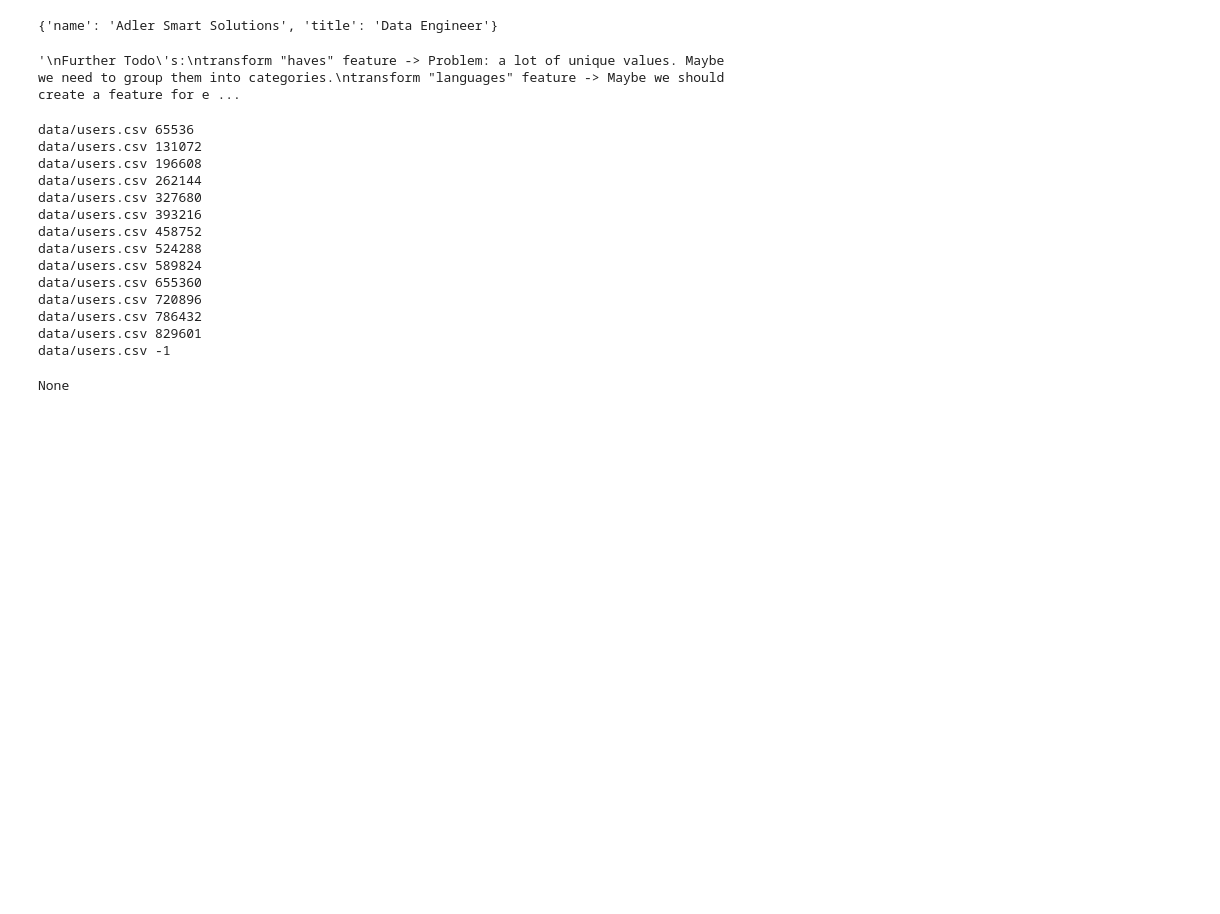
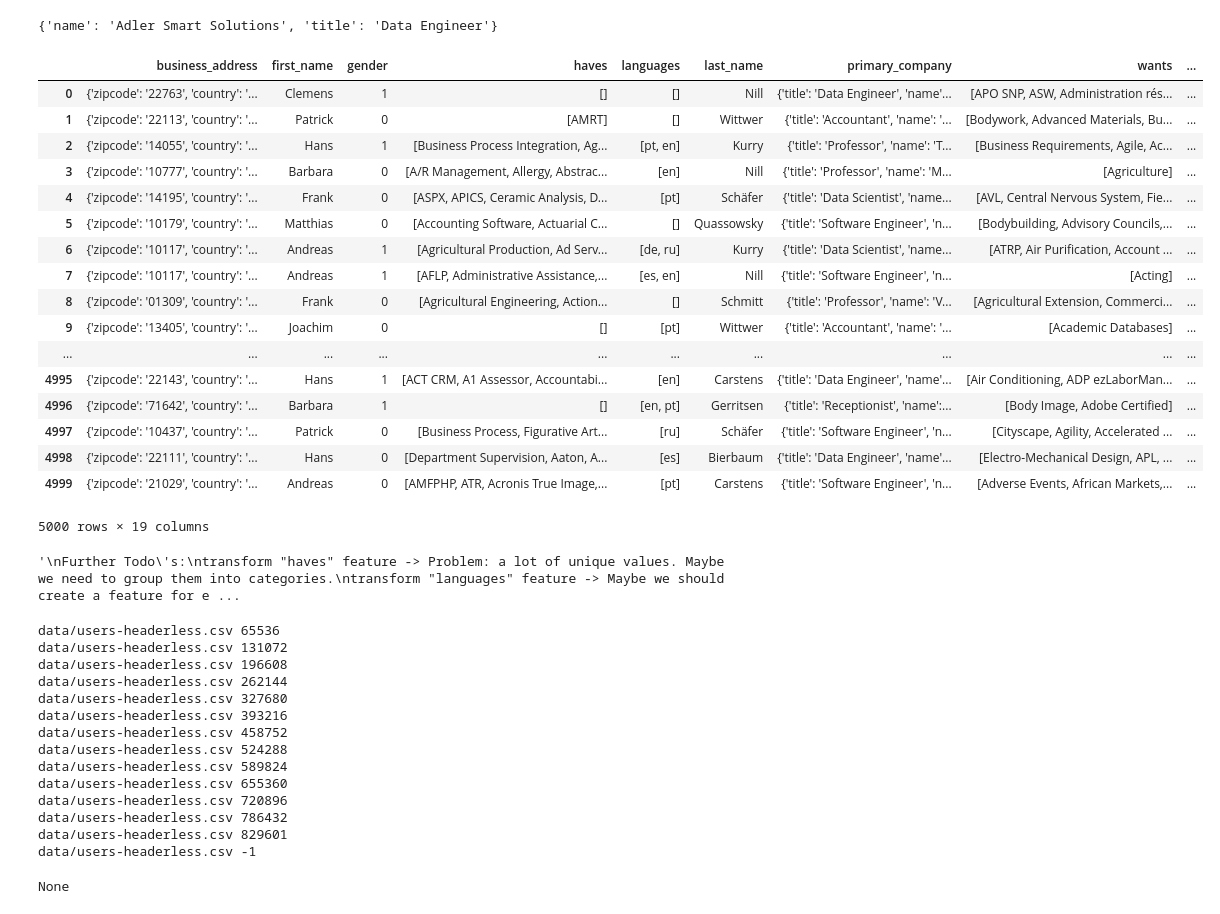
Before and after one commit to codeuniversity/xing-datahub, a Jupyter notebook: preprocess.ipynb, the cells around one changed output. Saved outputs shown, nothing was run; the diff lists cells and outputs as text; code cells hidden in the pictures; blank space fills up the shorter version.

Commit message:
add n_hot_encode function and make generate two csv files: users.csv and users-headerless.csv, the former for ease-of-use and the latter for importing into Hive

```diff
--- a/preprocess.ipynb
+++ b/preprocess.ipynb
@@ -85,7 +85,7 @@ for i in df.index:
     company = df['primary_company'][i]['name']
     companies.append(company)
 
-df['Company'] = companies
+df['company'] = companies
 # %%
 numeric_gender = {"m": 0, "f": 1}
 df['gender'] = df['gender'].map(numeric_gender)
@@ -97,6 +97,50 @@ haves_set = set()
 for haves_list in df['haves']:
     for have in haves_list:
         haves_set.add(have)
+
+haves_vectors = []
+for i in df.index:
+    haves_vectors.append([1 if have in df['haves'][i] else 0 for have in haves_set])
+
+df['haves_vector'] = haves_vectors
+# %%
+def n_hot_encode(df, column):
+    _set = set()
+
+    for _list in df[column]:
+        for _elem in _list:
+            _set.add(_elem)
+
+    _vectors = []
+
+    for i in df.index:
+        _vectors.append([1 if _elem in df[column][i] else 0 for _elem in _set])
+
+    return _vectors
+# %%
+df['haves_vector'] = n_hot_encode(df, 'haves')
+df['wants_vector'] = n_hot_encode(df, 'wants')
+df['languages_vector'] = n_hot_encode(df, 'languages')
+df
+# %% [output]
+|  | business_address | first_name | gender | haves | languages | last_name | primary_company | wants | ... |
+| 0 | {'zipcode': '22763', 'country': '... | Clemens | 1 | [] | [] | Nill | {'title': 'Data Engineer', 'name'... | [APO SNP, ASW, Administration rés... | ... |
+| 1 | {'zipcode': '22113', 'country': '... | Patrick | 0 | [AMRT] | [] | Wittwer | {'title': 'Accountant', 'name': '... | [Bodywork, Advanced Materials, Bu... | ... |
+| 2 | {'zipcode': '14055', 'country': '... | Hans | 1 | [Business Process Integration, Ag... | [pt, en] | Kurry | {'title': 'Professor', 'name': 'T... | [Business Requirements, Agile, Ac... | ... |
+| 3 | {'zipcode': '10777', 'country': '... | Barbara | 0 | [A/R Management, Allergy, Abstrac... | [en] | Nill | {'title': 'Professor', 'name': 'M... | [Agriculture] | ... |
+| 4 | {'zipcode': '14195', 'country': '... | Frank | 0 | [ASPX, APICS, Ceramic Analysis, D... | [pt] | Schäfer | {'title': 'Data Scientist', 'name... | [AVL, Central Nervous System, Fie... | ... |
+| 5 | {'zipcode': '10179', 'country': '... | Matthias | 0 | [Accounting Software, Actuarial C... | [] | Quassowsky | {'title': 'Software Engineer', 'n... | [Bodybuilding, Advisory Councils,... | ... |
+| 6 | {'zipcode': '10117', 'country': '... | Andreas | 1 | [Agricultural Production, Ad Serv... | [de, ru] | Kurry | {'title': 'Data Scientist', 'name... | [ATRP, Air Purification, Account ... | ... |
+| 7 | {'zipcode': '10117', 'country': '... | Andreas | 1 | [AFLP, Administrative Assistance,... | [es, en] | Nill | {'title': 'Software Engineer', 'n... | [Acting] | ... |
+| 8 | {'zipcode': '01309', 'country': '... | Frank | 0 | [Agricultural Engineering, Action... | [] | Schmitt | {'title': 'Professor', 'name': 'V... | [Agricultural Extension, Commerci... | ... |
+| 9 | {'zipcode': '13405', 'country': '... | Joachim | 0 | [] | [pt] | Wittwer | {'title': 'Accountant', 'name': '... | [Academic Databases] | ... |
+| ... | ... | ... | ... | ... | ... | ... | ... | ... | ... |
+| 4995 | {'zipcode': '22143', 'country': '... | Hans | 1 | [ACT CRM, A1 Assessor, Accountabi... | [en] | Carstens | {'title': 'Data Engineer', 'name'... | [Air Conditioning, ADP ezLaborMan... | ... |
+| 4996 | {'zipcode': '71642', 'country': '... | Barbara | 1 | [] | [en, pt] | Gerritsen | {'title': 'Receptionist', 'name':... | [Body Image, Adobe Certified] | ... |
+| 4997 | {'zipcode': '10437', 'country': '... | Patrick | 0 | [Business Process, Figurative Art... | [ru] | Schäfer | {'title': 'Software Engineer', 'n... | [Cityscape, Agility, Accelerated ... | ... |
+| 4998 | {'zipcode': '22111', 'country': '... | Hans | 0 | [Department Supervision, Aaton, A... | [es] | Bierbaum | {'title': 'Data Engineer', 'name'... | [Electro-Mechanical Design, APL, ... | ... |
+| 4999 | {'zipcode': '21029', 'country': '... | Andreas | 0 | [AMFPHP, ATR, Acronis True Image,... | [pt] | Carstens | {'title': 'Software Engineer', 'n... | [Adverse Events, African Markets,... | ... |
+5000 rows × 19 columns
 # %%
 """
 Further Todo's:
@@ -120,22 +171,22 @@ df.to_csv(
 # send csv to hdfs
 from hdfs_helpers import put_in_hdfs
 
-put_in_hdfs('/users/test', 'data/users.csv')
+put_in_hdfs('/users/test', 'data/users-headerless.csv')
 # %% [output]
-data/users.csv 65536
-data/users.csv 131072
-data/users.csv 196608
-data/users.csv 262144
-data/users.csv 327680
-data/users.csv 393216
-data/users.csv 458752
-data/users.csv 524288
-data/users.csv 589824
-data/users.csv 655360
-data/users.csv 720896
-data/users.csv 786432
-data/users.csv 829601
-data/users.csv -1
+data/users-headerless.csv 65536
+data/users-headerless.csv 131072
+data/users-headerless.csv 196608
+data/users-headerless.csv 262144
+data/users-headerless.csv 327680
+data/users-headerless.csv 393216
+data/users-headerless.csv 458752
+data/users-headerless.csv 524288
+data/users-headerless.csv 589824
+data/users-headerless.csv 655360
+data/users-headerless.csv 720896
+data/users-headerless.csv 786432
+data/users-headerless.csv 829601
+data/users-headerless.csv -1
 # %%
 # create/recreate hive table for users
 from hive_handler import recreate_users_csv_table
```
Also changed, not shown: parts of 1 cell of this notebook.
